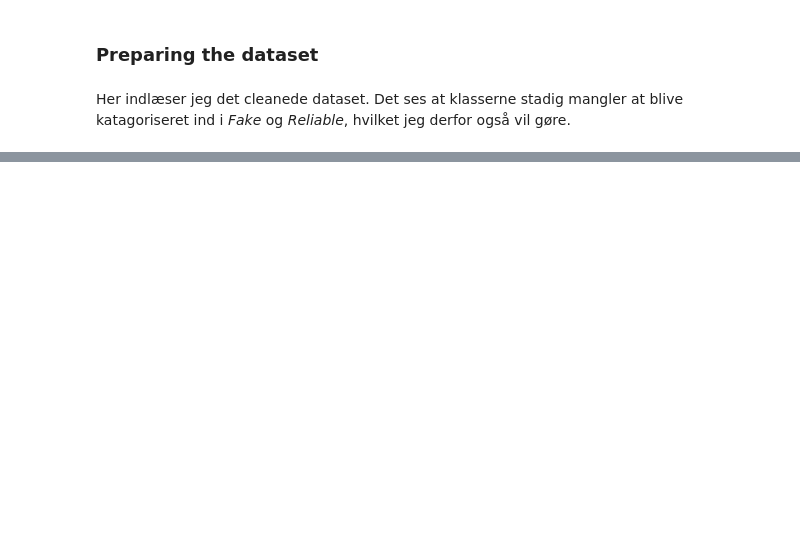
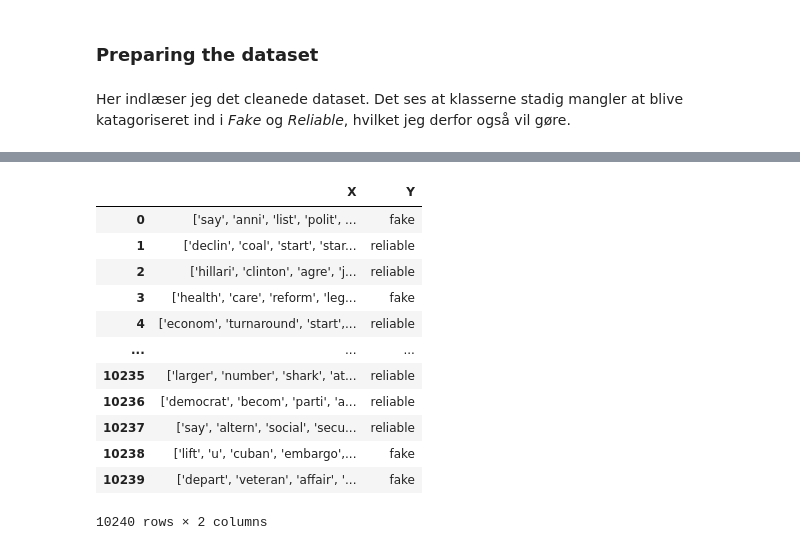
Before and after one commit to Zjt866/GDS-Fake-News-Project, a Jupyter notebook: Evaluation/Evaluation.ipynb, the cells around one changed output, grey strips where cells are left out. Cells and saved outputs as stored; diff of their text form; code cells hidden in the pictures; blank space fills up the shorter version.

```diff
--- a/Evaluation/Evaluation.ipynb
+++ b/Evaluation/Evaluation.ipynb
@@ -335,0 +357,20 @@ LIAR_Data
+# %%
+# creating classes
+LIAR_Data['Y'] = LIAR_Data['Y'].replace({'pants-fire':'fake', 'false':'fake', 'barely-true':'fake'})
+LIAR_Data['Y'] = LIAR_Data['Y'].replace({'true':'reliable', 'mostly-true':'reliable', 'half-true':'reliable'})
+
+LIAR_Data
+# %% [output]
+|  | X | Y |
+| 0 | ['say', 'anni', 'list', 'polit', ... | fake |
+| 1 | ['declin', 'coal', 'start', 'star... | reliable |
+| 2 | ['hillari', 'clinton', 'agre', 'j... | reliable |
+| 3 | ['health', 'care', 'reform', 'leg... | fake |
+| 4 | ['econom', 'turnaround', 'start',... | reliable |
+| ... | ... | ... |
+| 10235 | ['larger', 'number', 'shark', 'at... | reliable |
+| 10236 | ['democrat', 'becom', 'parti', 'a... | reliable |
+| 10237 | ['say', 'altern', 'social', 'secu... | reliable |
+| 10238 | ['lift', 'u', 'cuban', 'embargo',... | fake |
+| 10239 | ['depart', 'veteran', 'affair', '... | fake |
+10240 rows × 2 columns
```
Also changed, not shown: parts of 13 cells of this notebook, 12 other files.
